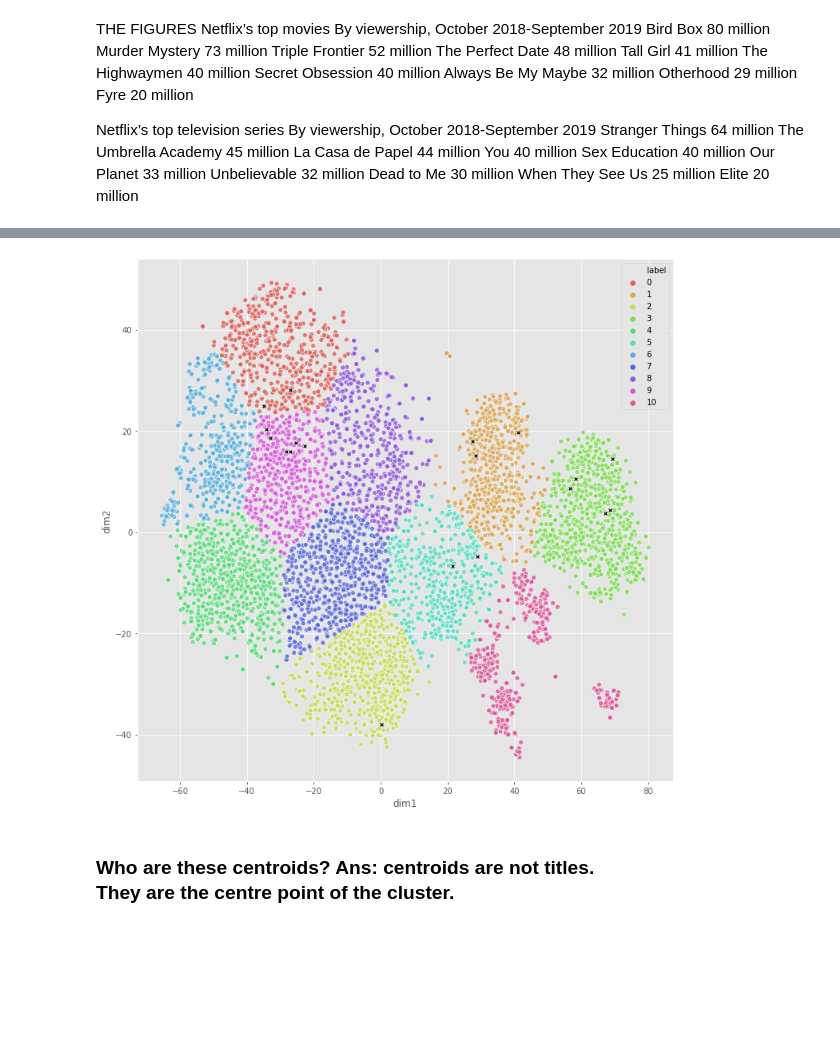
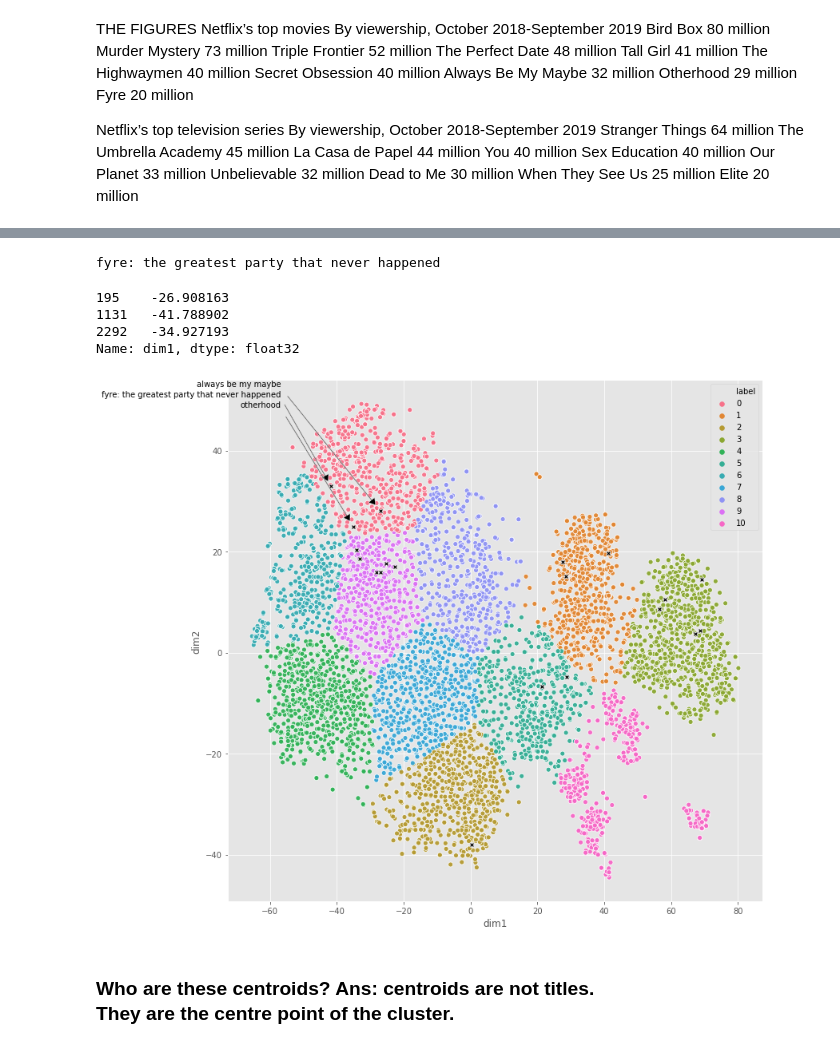
Before and after one commit to hsi-cy/dissertation, a Jupyter notebook: spacy.ipynb, the cells around one changed output, grey strips where cells are left out. Drawn from its saved outputs; the diff is of its cells as text; code cells hidden in the pictures; blank space fills up the shorter version.

```diff
--- a/spacy.ipynb
+++ b/spacy.ipynb
@@ -334,7 +334,7 @@ list_of_most_watched = [
     'Secret Obsession',
     'Always Be My Maybe',
     'Otherhood',
-    'Fyre',
+    'FYRE: The Greatest Party That Never Happened',
     'Stranger Things',
     'The Umbrella Academy',
     'Money Heist',
@@ -367,24 +367,61 @@ netflixDf.loc[netflixDf['title'].isin(list_of_most_watched)]
 | 5686 | unbelievable | crime,drama | A teenager is charged with lying ... | tvshow | 1 | 27.531675 | 17.998453 | 1 |
 | 5757 | when they see us | thriller,biography,drama,history | Five teens from Harlem become tra... | tvshow | 1 | 28.543196 | 15.073895 | 1 |
 | 5808 | you | crime,drama,romance,thriller | When a brilliant bookstore manage... | tvshow | 0 | 28.897026 | -4.808155 | 5 |
+# %%
+for i in list_of_most_watched:
+
+    if i not in most_watched_df.title.tolist():
+        print(i)
+# %% [output]
+fyre: the greatest party that never happened
+# %%
+most_watched_df.loc[most_watched_df['label']==0]['dim1']
+# %% [output]
+195    -26.908163
+1131   -41.788902
+2292   -34.927193
+Name: dim1, dtype: float32
 # %%
 most_watched_df = netflixDf.loc[netflixDf['title'].isin(list_of_most_watched)]
 others_df = netflixDf.loc[~netflixDf['title'].isin(list_of_most_watched)]
+
+def annotate(label):
+    x = most_watched_df.loc[most_watched_df['label']==label]['dim1'].tolist()
+    y = most_watched_df.loc[most_watched_df['label']==label]['dim2'].tolist()
+    titles = most_watched_df.loc[most_watched_df['label']==label]['title'].tolist()
+    return(x,y,titles)
 
 plt.figure(figsize=(12,12))
 sns.scatterplot(
     x="dim1", y="dim2",
     hue = "label",
-    palette = sns.color_palette("hls", 11),
+    palette = sns.color_palette("husl", 11),
     data = others_df,
     legend = "full",
-    alpha = 0.8
+    alpha = 0.95
 )
 sns.scatterplot(x='dim1',y='dim2', data = most_watched_df, marker='X', legend='full', alpha=1, color='black')
-plt.savefig('mstwatch.png')
+
+x0, y0, t0 = annotate(0)
+x1, y1, t1 = annotate(1)
+x2, y2, t2 = annotate(2)
+x3, y3, t3 = annotate(3)
+x5, y5, t5 = annotate(5)
+x9, y9, t9 = annotate(9)
+
+for i in range(len(x0)):
+    plt.annotate(t0[i],
+                xy=(x0[i],y0[i]), xycoords='data',
+                xytext = (0.1,1-(0.02*i)),
+                textcoords='axes fraction',
+                arrowprops=dict(facecolor='black', shrink=0.05, width=1, headwidth=10, headlength=8),
+                horizontalalignment='right', verticalalignment='top')
+
+
+# plt.savefig('mstwatch.png')
 plt.show()
 # %% [output]
-[figure, old version]
+[figure, new version]
 # %% [markdown]
 ### Who are these centroids? Ans: centroids are not titles. <br> They are the centre point of the cluster.
 # %%
```
Also changed, not shown: parts of 1 cell of this notebook.
